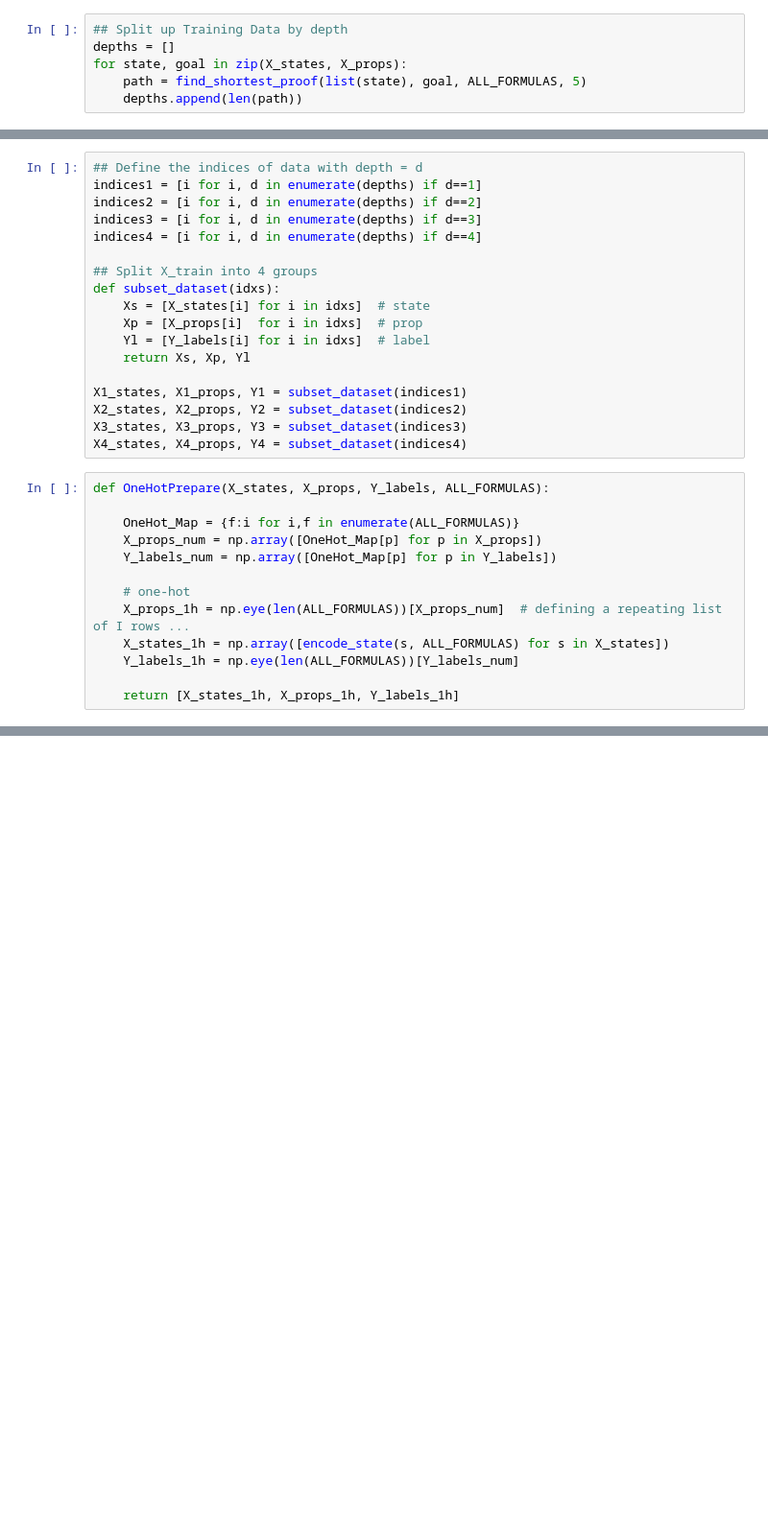
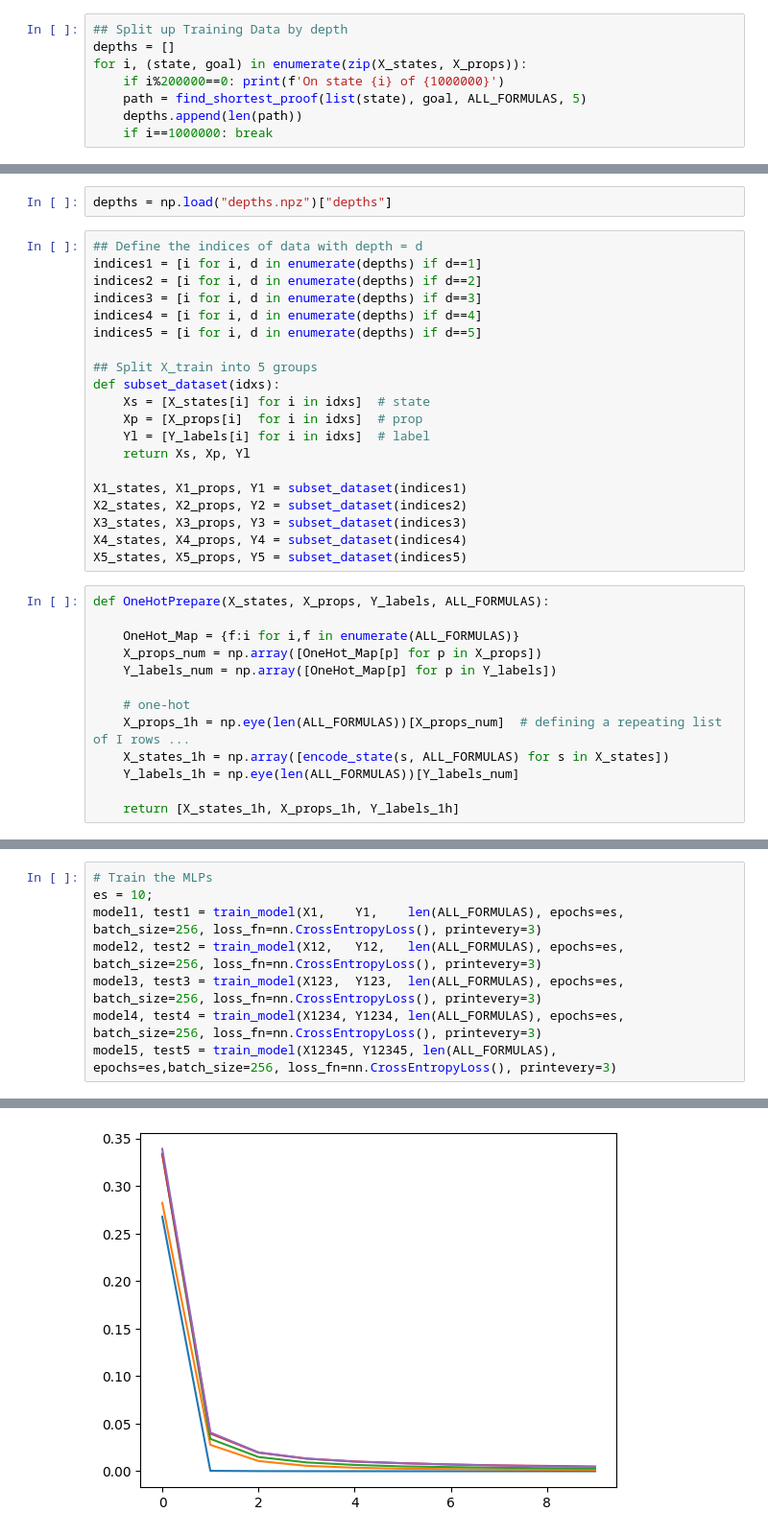
Before and after one commit to sferrante/Neuro-Symbolic-Reasoning, a Jupyter notebook: ProofAgent.ipynb, the cells around one changed output, grey strips where cells are left out. Shown at 96% size. Saved outputs shown, nothing was run; the diff lists cells and outputs as text; blank space fills up the shorter version.

```diff
--- a/ProofAgent.ipynb
+++ b/ProofAgent.ipynb
@@ -322,6 +86,8 @@ print(len(X_states), len(X_props))
 # %%
 ## Split up Training Data by depth
 depths = []
-for state, goal in zip(X_states, X_props):
+for i, (state, goal) in enumerate(zip(X_states, X_props)):
+    if i%200000==0: print(f'On state {i} of {1000000}')
     path = find_shortest_proof(list(state), goal, ALL_FORMULAS, 5)
     depths.append(len(path))
+    if i==1000000: break
@@ -328,11 +111,14 @@ for state, goal in zip(X_states, X_props):
+# %%
+depths = np.load("depths.npz")["depths"]
 # %%
 ## Define the indices of data with depth = d
 indices1 = [i for i, d in enumerate(depths) if d==1]
 indices2 = [i for i, d in enumerate(depths) if d==2]
 indices3 = [i for i, d in enumerate(depths) if d==3]
 indices4 = [i for i, d in enumerate(depths) if d==4]
+indices5 = [i for i, d in enumerate(depths) if d==5]
 
-## Split X_train into 4 groups
+## Split X_train into 5 groups
 def subset_dataset(idxs):
     Xs = [X_states[i] for i in idxs]  # state
     Xp = [X_props[i]  for i in idxs]  # prop
@@ -343,6 +129,7 @@ X1_states, X1_props, Y1 = subset_dataset(indices1)
 X2_states, X2_props, Y2 = subset_dataset(indices2)
 X3_states, X3_props, Y3 = subset_dataset(indices3)
 X4_states, X4_props, Y4 = subset_dataset(indices4)
+X5_states, X5_props, Y5 = subset_dataset(indices5)
 # %%
 def OneHotPrepare(X_states, X_props, Y_labels, ALL_FORMULAS):
 
@@ -459,0 +220,9 @@ modelDS4, testDS4 = train_model(X1234, Y1234, len(ALL_FORMULAS),
+# %%
+# Train the MLPs
+es = 10;
+model1, test1 = train_model(X1,    Y1,    len(ALL_FORMULAS), epochs=es, batch_size=256, loss_fn=nn.CrossEntropyLoss(), printevery=3)
+model2, test2 = train_model(X12,   Y12,   len(ALL_FORMULAS), epochs=es, batch_size=256, loss_fn=nn.CrossEntropyLoss(), printevery=3)
+model3, test3 = train_model(X123,  Y123,  len(ALL_FORMULAS), epochs=es, batch_size=256, loss_fn=nn.CrossEntropyLoss(), printevery=3)
+model4, test4 = train_model(X1234, Y1234, len(ALL_FORMULAS), epochs=es, batch_size=256, loss_fn=nn.CrossEntropyLoss(), printevery=3)
+model5, test5 = train_model(X12345, Y12345, len(ALL_FORMULAS), epochs=es,batch_size=256, loss_fn=nn.CrossEntropyLoss(), printevery=3)
+# %% [output]
@@ -459,0 +249 @@ modelDS4, testDS4 = train_model(X1234, Y1234, len(ALL_FORMULAS),
+[figure, added]
```
Also changed, not shown: parts of 74 cells of this notebook, 1 other file.
